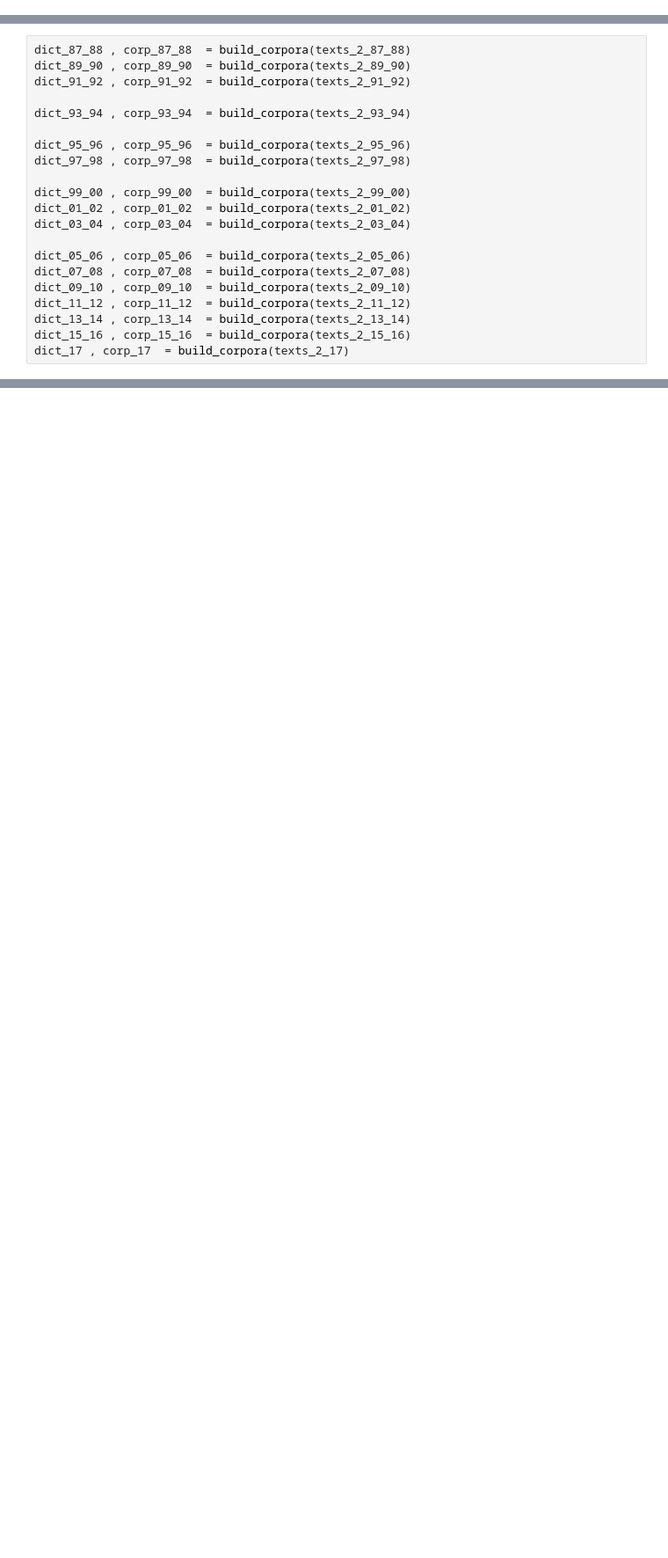
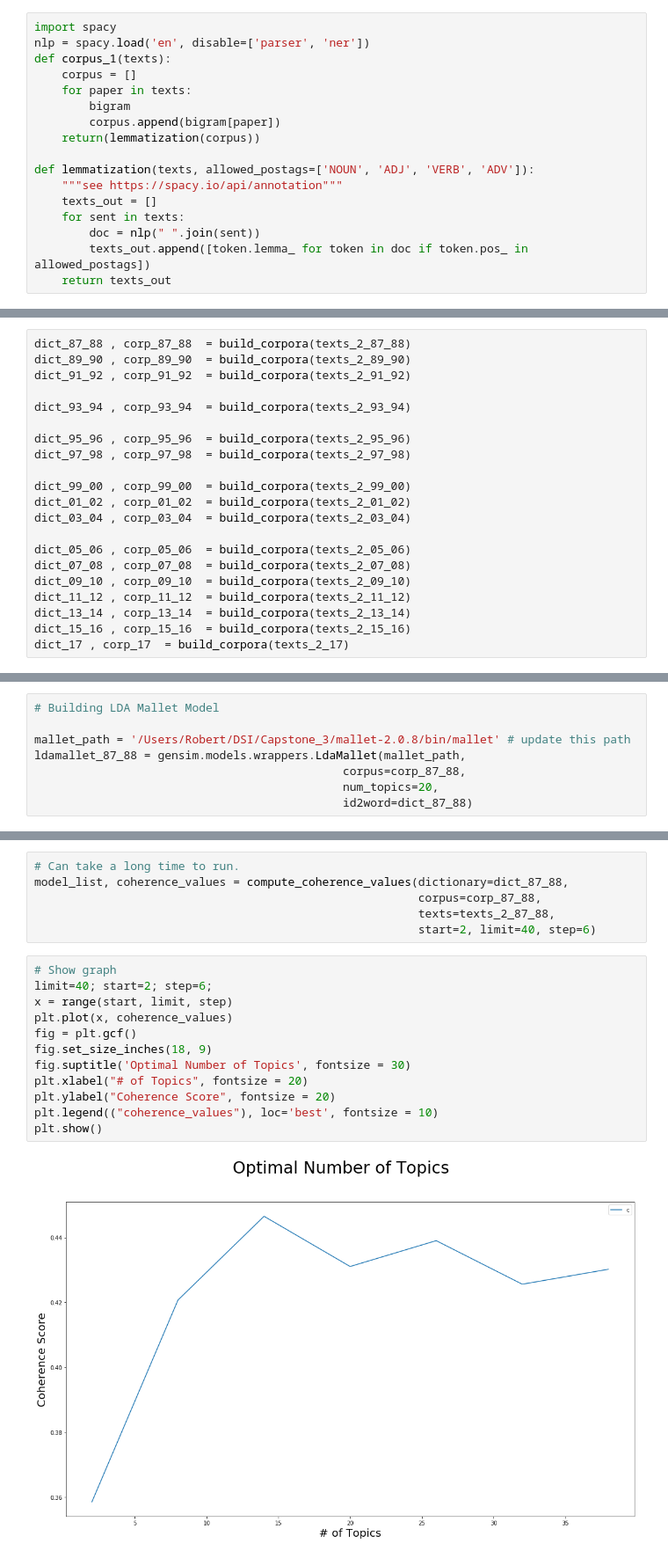
Before and after one commit to faltisco/Natural-Language-Processing-of-NIPS, a Jupyter notebook: LDA_more_years.ipynb, the cells around one changed output, grey strips where cells are left out. Shown at 88% size. Saved outputs shown, nothing was run; the diff lists cells and outputs as text; blank space fills up the shorter version.

Commit message:
added num topics analysis

```diff
--- a/LDA_more_years.ipynb
+++ b/LDA_more_years.ipynb
@@ -350,3 +398,20 @@ def corpus_1(texts):
+# %%
+import spacy
+nlp = spacy.load('en', disable=['parser', 'ner'])
+def corpus_1(texts):
+    corpus = []
+    for paper in texts:
+        bigram
+        corpus.append(bigram[paper])
+    return(lemmatization(corpus))
+
+def lemmatization(texts, allowed_postags=['NOUN', 'ADJ', 'VERB', 'ADV']):
+    """see https://spacy.io/api/annotation"""
+    texts_out = []
+    for sent in texts:
+        doc = nlp(" ".join(sent))
+        texts_out.append([token.lemma_ for token in doc if token.pos_ in allowed_postags])
+    return texts_out
 # %%
 corpus_87_88  = corpus_1(texts_87_88)
 corpus_89_90  = corpus_1(texts_89_90)
@@ -470,0 +514,8 @@ dict_17 , corp_17  = build_corpora(texts_2_17)
+# %%
+# Building LDA Mallet Model
+
+mallet_path = '/Users/Robert/DSI/Capstone_3/mallet-2.0.8/bin/mallet' # update this path
+ldamallet_87_88 = gensim.models.wrappers.LdaMallet(mallet_path,
+                                             corpus=corp_87_88,
+                                             num_topics=20,
+                                             id2word=dict_87_88)
@@ -471 +587,21 @@ dict_17 , corp_17  = build_corpora(texts_2_17)
+# %%
+# Can take a long time to run.
+model_list, coherence_values = compute_coherence_values(dictionary=dict_87_88,
+                                                        corpus=corp_87_88,
+                                                        texts=texts_2_87_88,
+                                                        start=2, limit=40, step=6)
+# %%
+# Show graph
+limit=40; start=2; step=6;
+x = range(start, limit, step)
+plt.plot(x, coherence_values)
+fig = plt.gcf()
+fig.set_size_inches(18, 9)
+fig.suptitle('Optimal Number of Topics', fontsize = 30)
+plt.xlabel("# of Topics", fontsize = 20)
+plt.ylabel("Coherence Score", fontsize = 20)
+plt.legend(("coherence_values"), loc='best', fontsize = 10)
+plt.show()
+# %% [output]
+[figure, added]
 # %%
```
Also changed, not shown: parts of 20 cells of this notebook.
